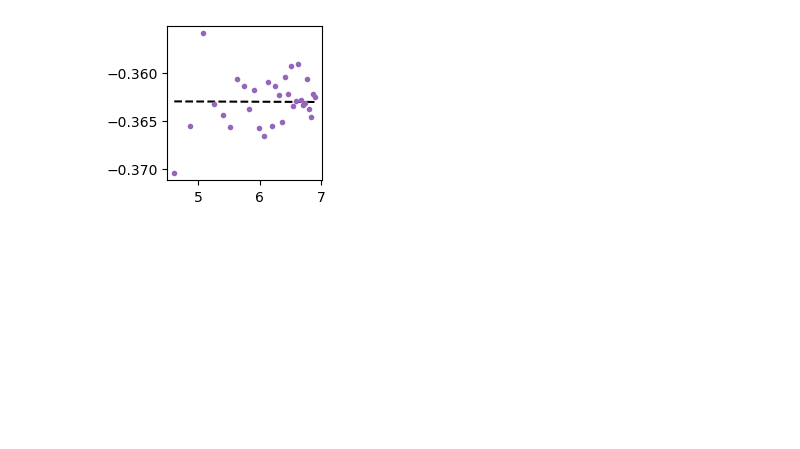
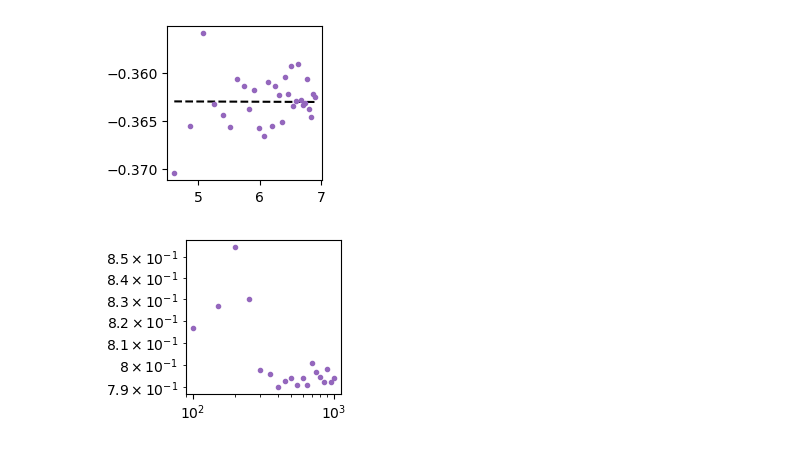
Before and after one commit to elevien/LDPrediction, a Jupyter notebook: src/PAPER_phase-transition.ipynb, the cells around one changed output. Saved outputs shown, nothing was run; the diff lists cells and outputs as text; code cells hidden in the pictures; blank space fills up the shorter version.

```diff
--- a/src/PAPER_phase-transition.ipynb
+++ b/src/PAPER_phase-transition.ipynb
@@ -160,4 +201,18 @@ ax.plot(log.(Mrng_FDE),[log.(L[3]) for L in Lhats_FDE],"C4.")
 fig
 # %% [output]
 [figure]
+# %%
+fig, ax= subplots(figsize=(2,2),sharey=true)
+Ltrue = 2log(2)/(1+sqrt(1-2log(2)*θ.σ^2))
+
+y = [log.(L[5]) for L in Lhats_FTE_med]
+X = hcat(ones(length(y)),log.(Mrng_FTE))
+inter,slope = inv(X'*X)*X'*y
+
+#ax.plot(log.(Mrng_FTE),log.(Mrng_FTE) *slope.+ inter,"k--")
+ax.loglog(Mrng_FTE,[L[5] for L in Lhats_FTE],"C4.")
+#savefig(FIG_PATH*"/phase_transition.pdf",bbox_inches="tight")
+fig
+# %% [output]
+[figure, added]
 # %%
```
Also changed, not shown: parts of 15 cells of this notebook, 10 other files.
